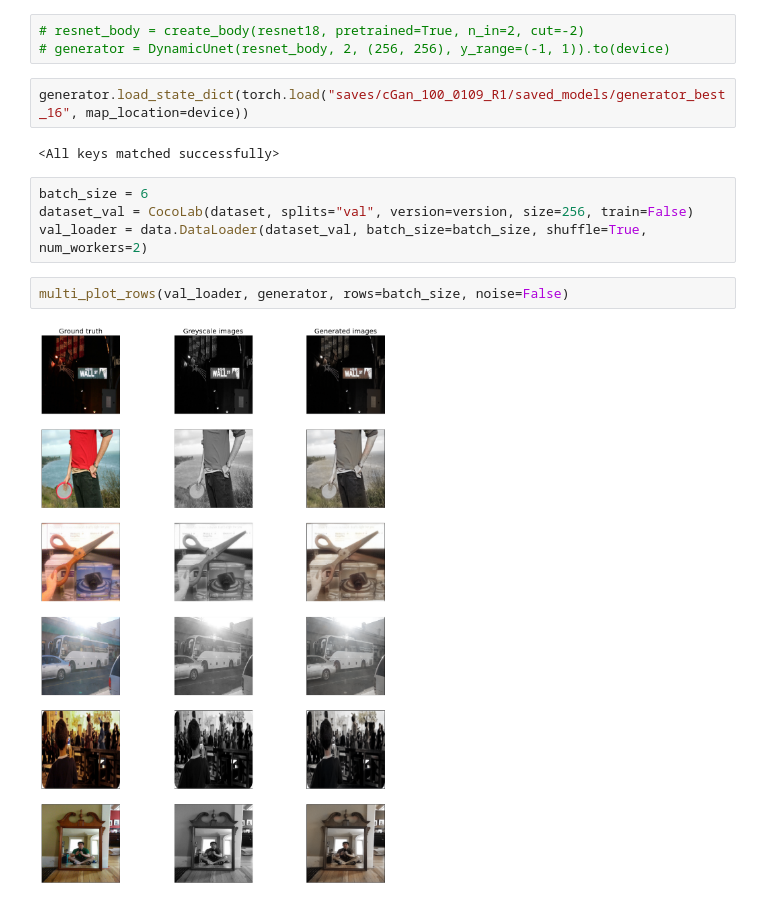
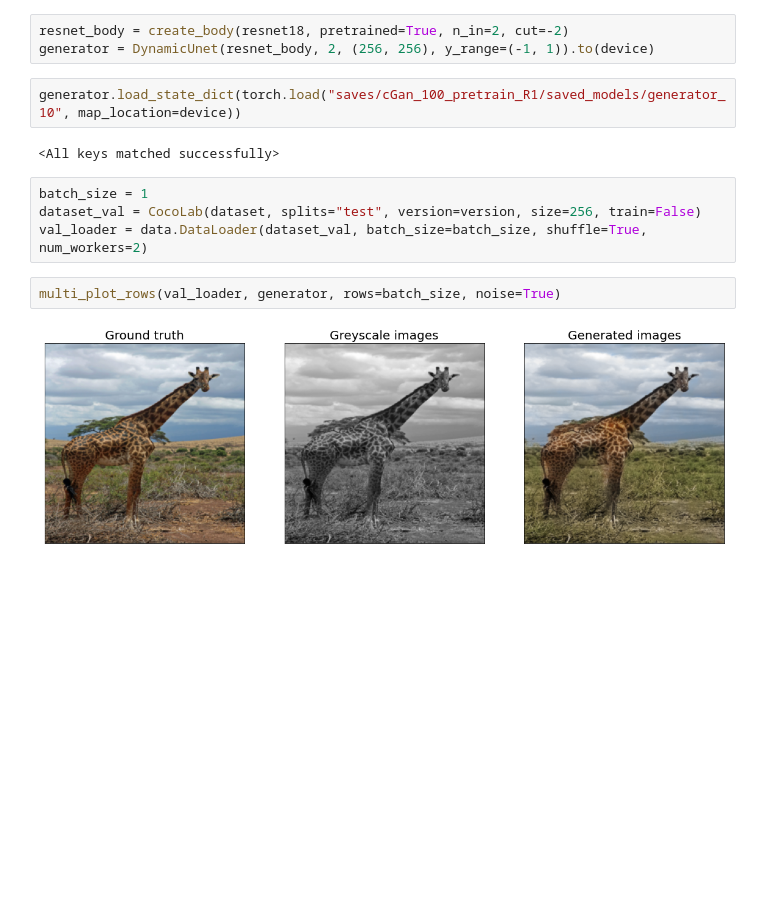
Before and after one commit to Julien-Gustin/Image-Colorization, a Jupyter notebook: results.ipynb, the cells around one changed output. Cells and saved outputs as stored; diff of their text form; blank space fills up the shorter version.

```diff
--- a/results.ipynb
+++ b/results.ipynb
@@ -18,18 +18,18 @@ from fastai.vision.learner import create_body
 device = torch.device("cuda" if torch.cuda.is_available() else "cpu")
 generator = UNet(1, 2).train()
 # %%
-# resnet_body = create_body(resnet18, pretrained=True, n_in=2, cut=-2)
-# generator = DynamicUnet(resnet_body, 2, (256, 256), y_range=(-1, 1)).to(device)
+resnet_body = create_body(resnet18, pretrained=True, n_in=2, cut=-2)
+generator = DynamicUnet(resnet_body, 2, (256, 256), y_range=(-1, 1)).to(device)
 # %%
-generator.load_state_dict(torch.load("saves/cGan_100_0109_R1/saved_models/generator_best_16", map_location=device))
+generator.load_state_dict(torch.load("saves/cGan_100_pretrain_R1/saved_models/generator_10", map_location=device))
 # %% [output]
 <All keys matched successfully>
 # %%
-batch_size = 6
-dataset_val = CocoLab(dataset, splits="val", version=version, size=256, train=False)
+batch_size = 1
+dataset_val = CocoLab(dataset, splits="test", version=version, size=256, train=False)
 val_loader = data.DataLoader(dataset_val, batch_size=batch_size, shuffle=True, num_workers=2)
 # %%
-multi_plot_rows(val_loader, generator, rows=batch_size, noise=False)
+multi_plot_rows(val_loader, generator, rows=batch_size, noise=True)
 # %% [output]
-[figure, old version]
+[figure, new version]
 # %%
```
Also changed, not shown: parts of 1 cell of this notebook, 6 other files.
